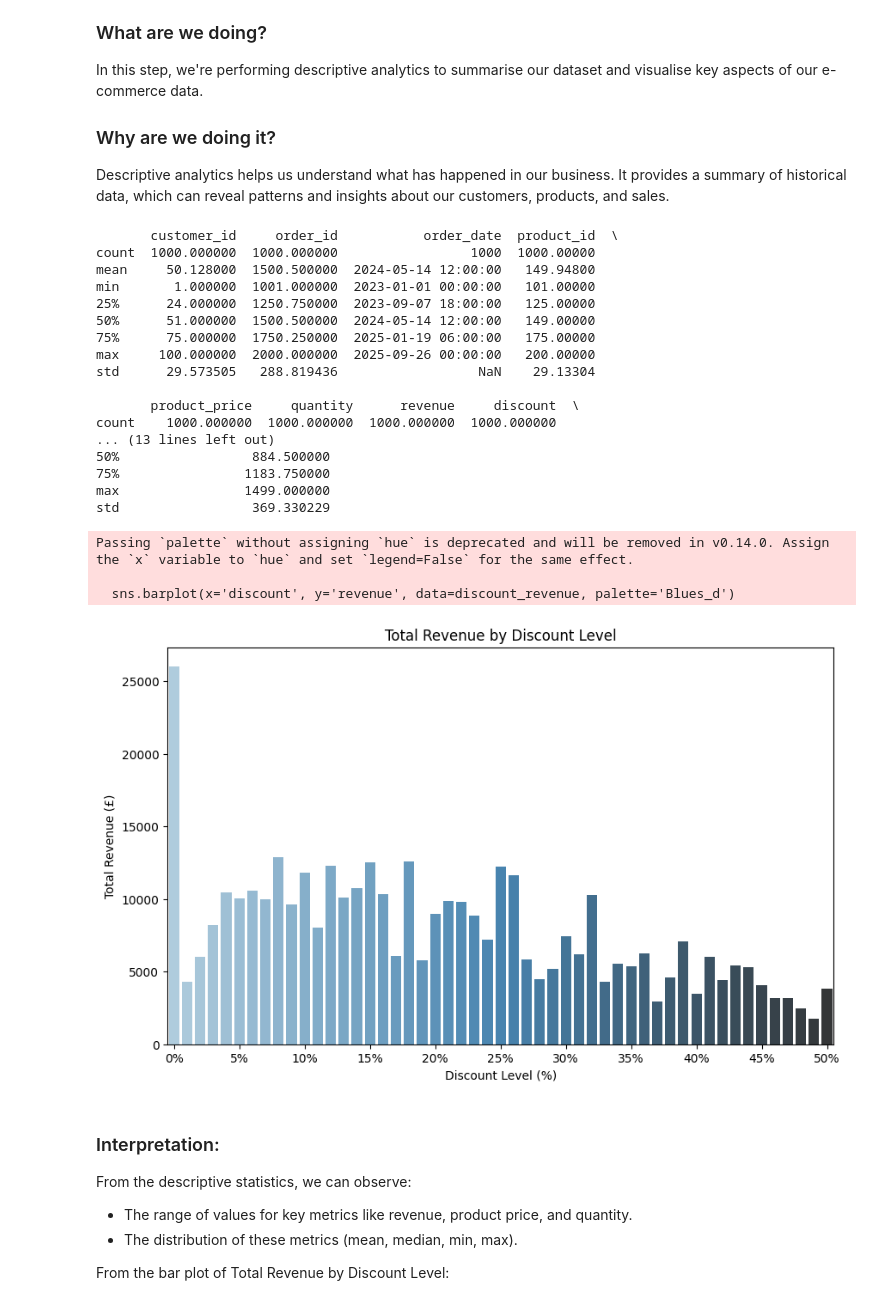
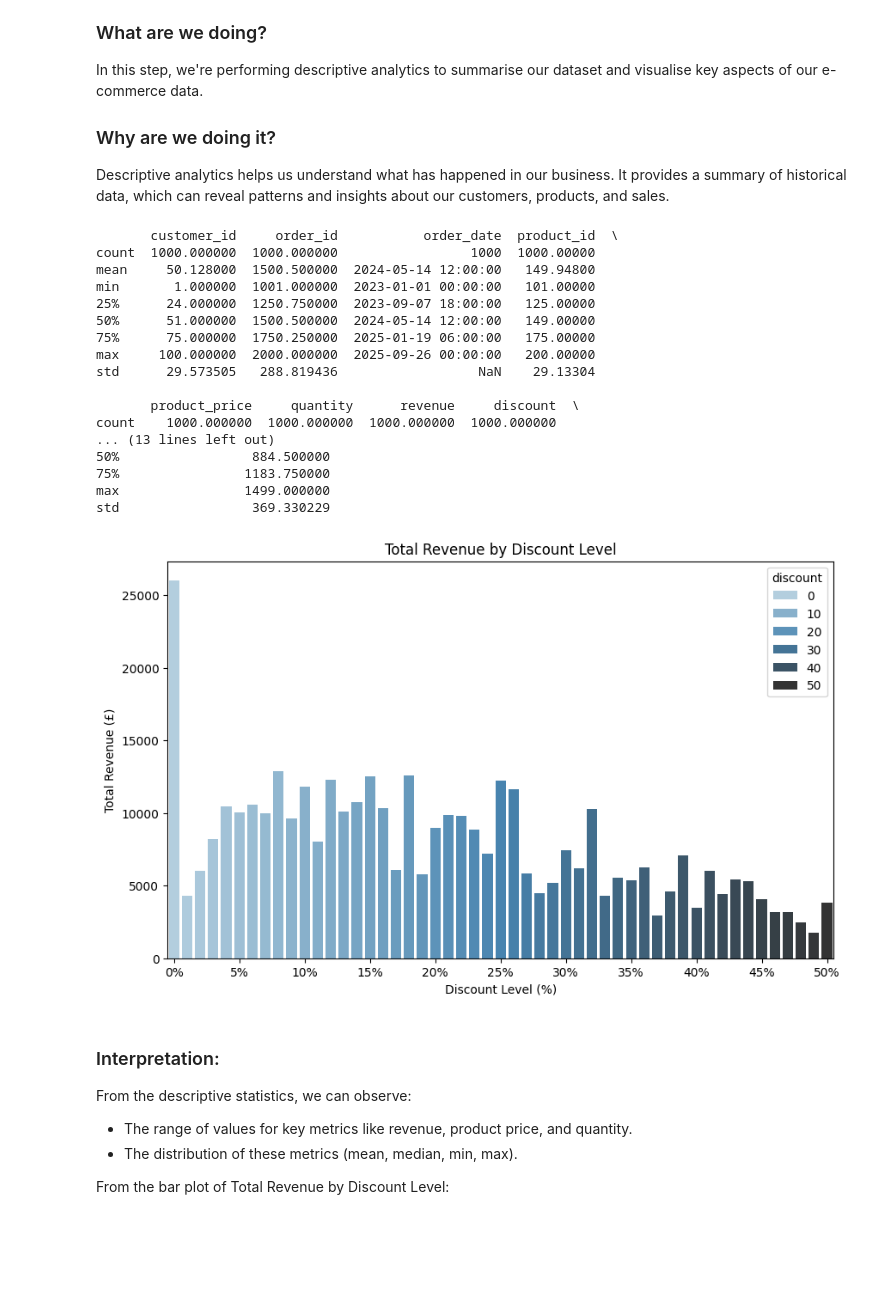
Before and after one commit to Corndel/DT503-Using-and-Presenting-Business-Intelligence, a Jupyter notebook: Week 1/ecommerce_analysis.ipynb, the cells around one changed output. Saved outputs shown, nothing was run; the diff lists cells and outputs as text; code cells hidden in the pictures; blank space fills up the shorter version.

Commit message:
Refactor visuals for improved clarity

```diff
--- a/Week 1/ecommerce_analysis.ipynb
+++ b/Week 1/ecommerce_analysis.ipynb
@@ -163,36 +163,32 @@ import matplotlib.pyplot as plt
 import seaborn as sns
 
 discount_revenue = df.groupby('discount')['revenue'].sum().reset_index()
 
 # Plotting total revenue by discount level with hue set to discount
 plt.figure(figsize=(10, 6))
-sns.barplot(x='discount', y='revenue', data=discount_revenue, palette='Blues_d')
+sns.barplot(x='discount', y='revenue', data=discount_revenue, hue='discount', palette='Blues_d')
 plt.title('Total Revenue by Discount Level')
 plt.xlabel('Discount Level (%)')
 # Set the x-axis ticks at intervals of 5 from 0 to 50 and label them as percentages from '0%' to '50%'
 plt.xticks(ticks=range(0, 51, 5), labels=['0%', '5%', '10%', '15%', '20%', '25%', '30%', '35%', '40%', '45%', '50%'])
-plt.xticks(ticks=range(0, 51, 5), labels=['0%', '5%', '10%', '15%', '20%', '25%', '30%', '35%', '40%', '45%', '50%'])
 plt.ylabel('Total Revenue (£)')
 plt.show()
 # %% [output]
        customer_id     order_id           order_date  product_id  \
 count  1000.000000  1000.000000                 1000  1000.00000
 mean     50.128000  1500.500000  2024-05-14 12:00:00   149.94800
 min       1.000000  1001.000000  2023-01-01 00:00:00   101.00000
 25%      24.000000  1250.750000  2023-09-07 18:00:00   125.00000
 50%      51.000000  1500.500000  2024-05-14 12:00:00   149.00000
 75%      75.000000  1750.250000  2025-01-19 06:00:00   175.00000
 max     100.000000  2000.000000  2025-09-26 00:00:00   200.00000
 std      29.573505   288.819436                  NaN    29.13304
 
        product_price     quantity      revenue     discount  \
 count    1000.000000  1000.000000  1000.000000  1000.000000
 ... (13 lines left out)
 50%                 884.500000
 75%                1183.750000
 max                1499.000000
 std                 369.330229
-Passing `palette` without assigning `hue` is deprecated and will be removed in v0.14.0. Assign the `x` variable to `hue` and set `legend=False` for the same effect.
-
-  sns.barplot(x='discount', y='revenue', data=discount_revenue, palette='Blues_d')
-[figure, old version]
+[figure, new version]
```
Also changed, not shown: parts of 2 cells of this notebook.
